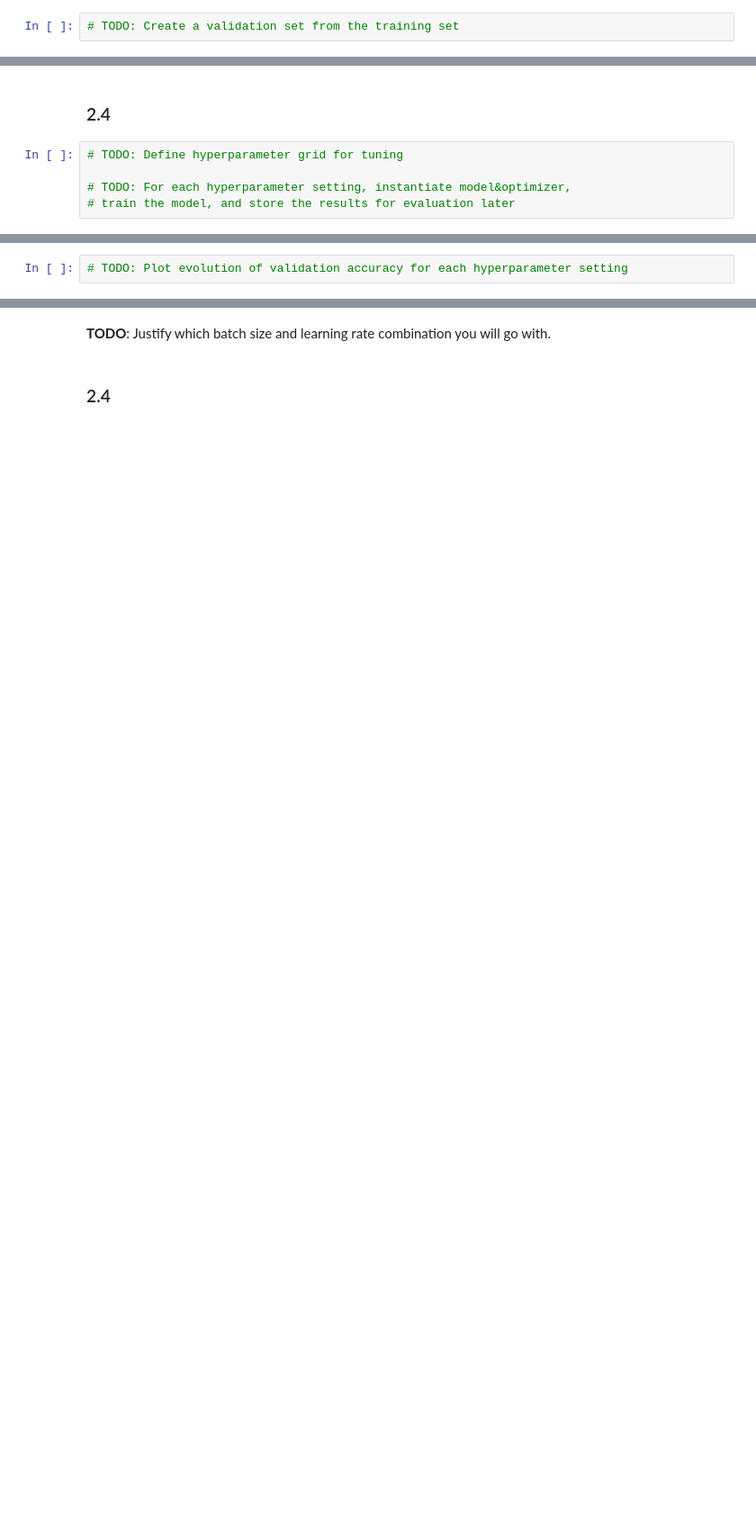
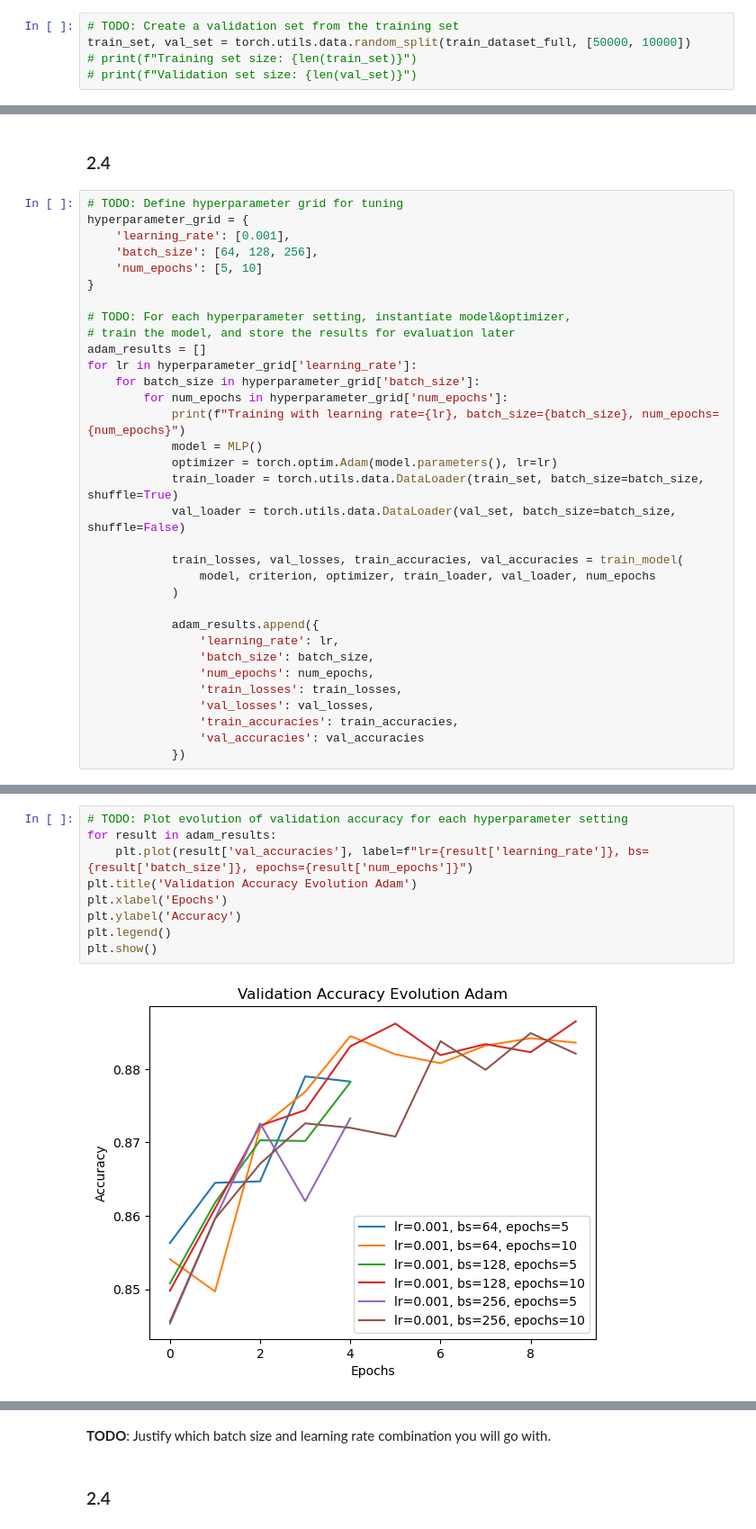
Before and after one commit to Tsumugivolle77/MLE-Sheets, a Jupyter notebook: sheet5/MLE25_sheet05.ipynb, the cells around one changed output, grey strips where cells are left out. Shown at 90% size. Cells and saved outputs as stored; diff of their text form; blank space fills up the shorter version.

```diff
--- a/sheet5/MLE25_sheet05.ipynb
+++ b/sheet5/MLE25_sheet05.ipynb
@@ -46,5 +78,8 @@ print(f"Test dataset size: {len(test_dataset)}")
 # %%
 # TODO: Create a validation set from the training set
+train_set, val_set = torch.utils.data.random_split(train_dataset_full, [50000, 10000])
+# print(f"Training set size: {len(train_set)}")
+# print(f"Validation set size: {len(val_set)}")
 # %% [markdown]
 ### 2.2
 # %%
@@ -84,6 +188,34 @@ def train_model(model, criterion, optimizer, train_loader, val_loader, num_epoch
 ### 2.4
 # %%
 # TODO: Define hyperparameter grid for tuning
+hyperparameter_grid = {
+    'learning_rate': [0.001],
+    'batch_size': [64, 128, 256],
+    'num_epochs': [5, 10]
+}
 
 # TODO: For each hyperparameter setting, instantiate model&optimizer,
 # train the model, and store the results for evaluation later
+adam_results = []
+for lr in hyperparameter_grid['learning_rate']:
+    for batch_size in hyperparameter_grid['batch_size']:
+        for num_epochs in hyperparameter_grid['num_epochs']:
+            print(f"Training with learning rate={lr}, batch_size={batch_size}, num_epochs={num_epochs}")
+            model = MLP()
+            optimizer = torch.optim.Adam(model.parameters(), lr=lr)
+            train_loader = torch.utils.data.DataLoader(train_set, batch_size=batch_size, shuffle=True)
+            val_loader = torch.utils.data.DataLoader(val_set, batch_size=batch_size, shuffle=False)
+
+            train_losses, val_losses, train_accuracies, val_accuracies = train_model(
+                model, criterion, optimizer, train_loader, val_loader, num_epochs
+            )
+
+            adam_results.append({
+                'learning_rate': lr,
+                'batch_size': batch_size,
+                'num_epochs': num_epochs,
+                'train_losses': train_losses,
+                'val_losses': val_losses,
+                'train_accuracies': train_accuracies,
+                'val_accuracies': val_accuracies
+            })
@@ -90,2 +281,11 @@ def train_model(model, criterion, optimizer, train_loader, val_loader, num_epoch
 # %%
 # TODO: Plot evolution of validation accuracy for each hyperparameter setting
+for result in adam_results:
+    plt.plot(result['val_accuracies'], label=f"lr={result['learning_rate']}, bs={result['batch_size']}, epochs={result['num_epochs']}")
+plt.title('Validation Accuracy Evolution Adam')
+plt.xlabel('Epochs')
+plt.ylabel('Accuracy')
+plt.legend()
+plt.show()
+# %% [output]
+[figure, added]
```
Also changed, not shown: parts of 15 cells of this notebook, 8 other files.
